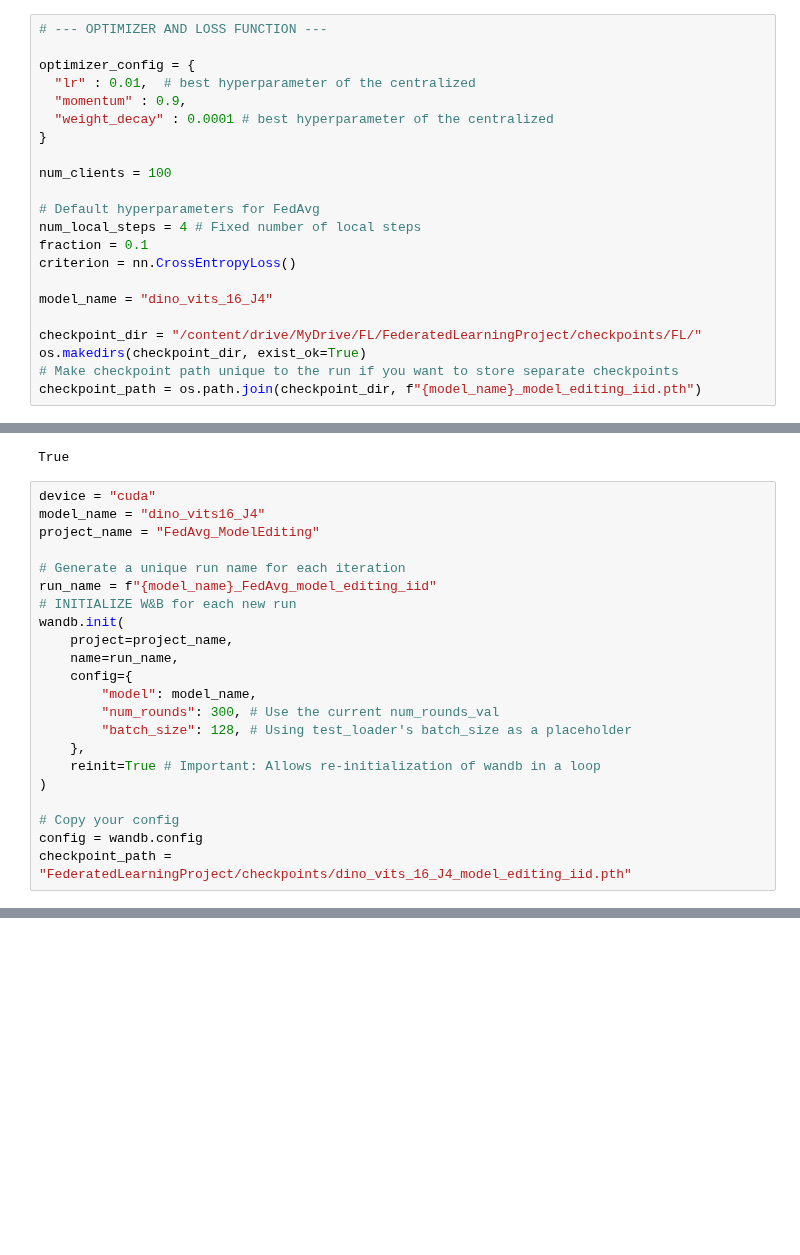
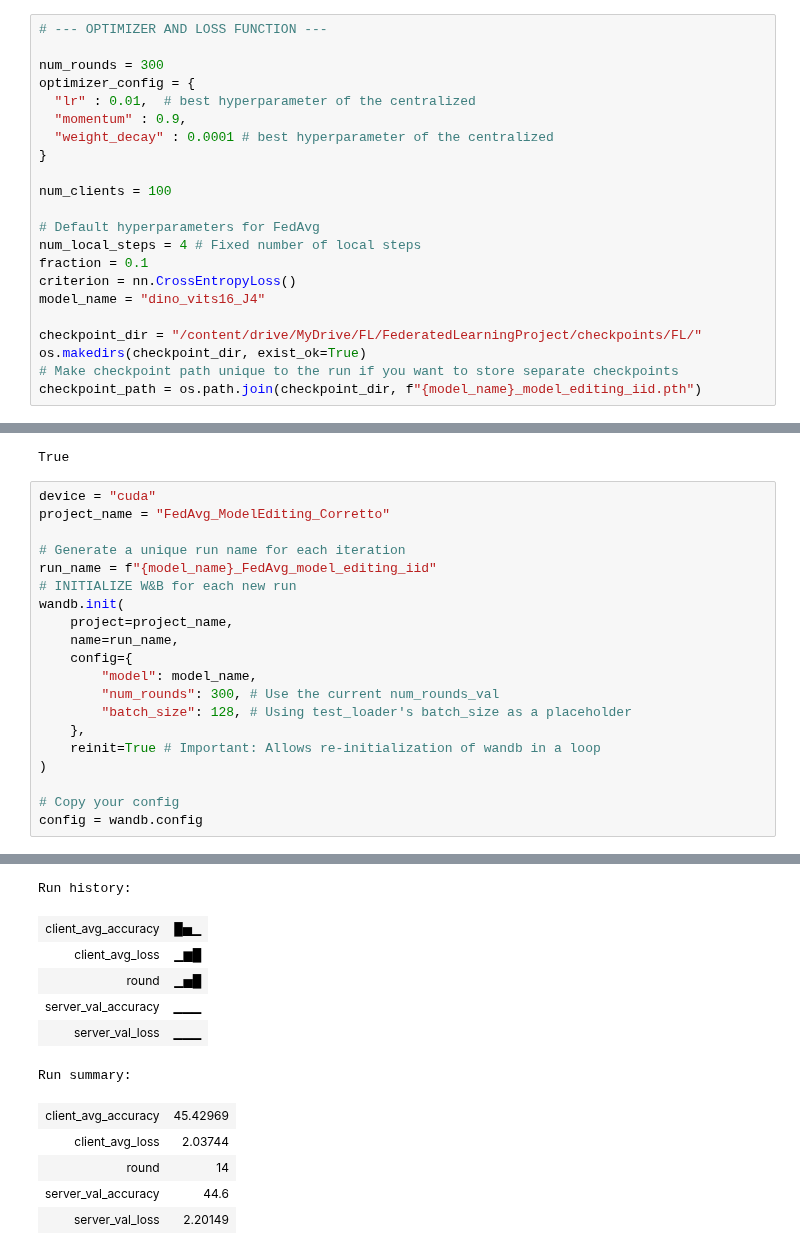
Before and after one commit to depetrofabio/FederatedLearningProject, a Jupyter notebook: experiments/model_editing.ipynb, the cells around one changed output, grey strips where cells are left out. Saved outputs shown, nothing was run; the diff lists cells and outputs as text; blank space fills up the shorter version.

```diff
--- a/experiments/model_editing.ipynb
+++ b/experiments/model_editing.ipynb
@@ -84,6 +81,7 @@ ImportError: cannot import name 'compute_mask_clients' from 'FederatedLearningPr
 # %%
 # --- OPTIMIZER AND LOSS FUNCTION ---
 
+num_rounds = 300
 optimizer_config = {
   "lr" : 0.01,  # best hyperparameter of the centralized
   "momentum" : 0.9,
@@ -96,8 +94,7 @@ num_clients = 100
 num_local_steps = 4 # Fixed number of local steps
 fraction = 0.1
 criterion = nn.CrossEntropyLoss()
-
-model_name = "dino_vits_16_J4"
+model_name = "dino_vits16_J4"
 
 checkpoint_dir = "/content/drive/MyDrive/FL/FederatedLearningProject/checkpoints/FL/"
 os.makedirs(checkpoint_dir, exist_ok=True)
@@ -119,26 +116,36 @@ wandb: Currently logged in as: depetrofabio (depetrofabio-politecnico-di-torino)
 True
 # %%
 device = "cuda"
-model_name = "dino_vits16_J4"
-project_name = "FedAvg_ModelEditing"
+project_name = "FedAvg_ModelEditing_Corretto"
 
 # Generate a unique run name for each iteration
 run_name = f"{model_name}_FedAvg_model_editing_iid"
 # INITIALIZE W&B for each new run
 wandb.init(
     project=project_name,
     name=run_name,
     config={
         "model": model_name,
         "num_rounds": 300, # Use the current num_rounds_val
         "batch_size": 128, # Using test_loader's batch_size as a placeholder
     },
     reinit=True # Important: Allows re-initialization of wandb in a loop
 )
 
 # Copy your config
 config = wandb.config
-checkpoint_path = "FederatedLearningProject/checkpoints/dino_vits_16_J4_model_editing_iid.pth"
 # %% [output]
 Finishing previous runs because reinit is set to True.
 [interactive output not drawn]
+Run history:
+| client_avg_accuracy | █▅▁ |
+| client_avg_loss | ▁▆█ |
+| round | ▁▅█ |
+| server_val_accuracy | ▁▁▁ |
+| server_val_loss | ▁▁▁ |
+Run summary:
+| client_avg_accuracy | 45.42969 |
+| client_avg_loss | 2.03744 |
+| round | 14 |
+| server_val_accuracy | 44.6 |
+| server_val_loss | 2.20149 |
```
Also changed, not shown: parts of 13 cells of this notebook.
